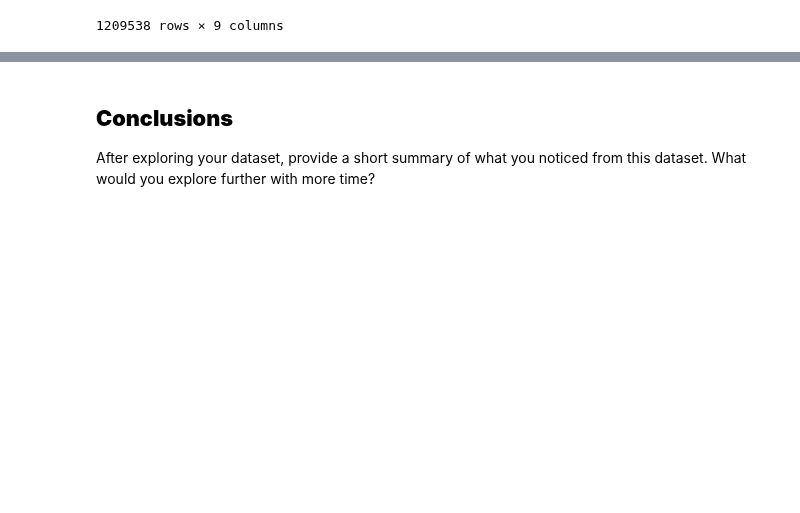
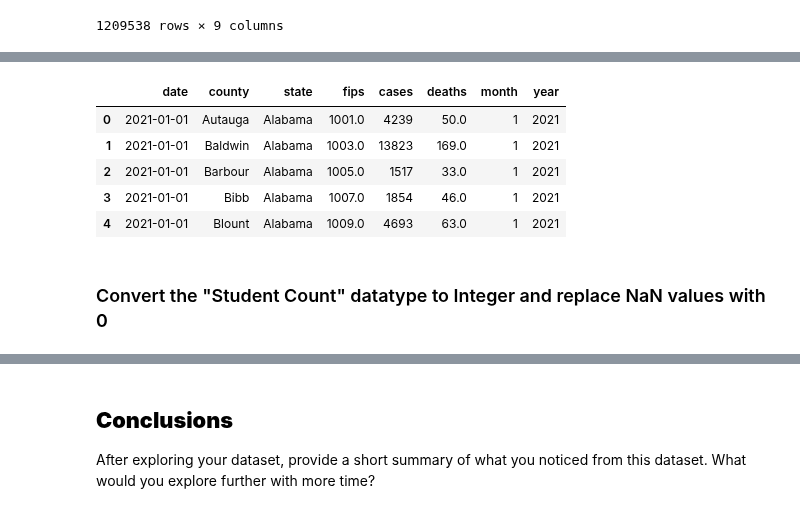
Before and after one commit to uzmabb182/Data602_Assignments, a Jupyter notebook: data_602_final_project.ipynb, the cells around one changed output, grey strips where cells are left out. Drawn from its saved outputs; the diff is of its cells as text; code cells hidden in the pictures; blank space fills up the shorter version.

```diff
--- a/data_602_final_project.ipynb
+++ b/data_602_final_project.ipynb
@@ -610,0 +690,12 @@ merge_df
+# %%
+covid_df['year'] = covid_df['date'].dt.year
+covid_df.head()
+# %% [output]
+|  | date | county | state | fips | cases | deaths | month | year |
+| 0 | 2021-01-01 | Autauga | Alabama | 1001.0 | 4239 | 50.0 | 1 | 2021 |
+| 1 | 2021-01-01 | Baldwin | Alabama | 1003.0 | 13823 | 169.0 | 1 | 2021 |
+| 2 | 2021-01-01 | Barbour | Alabama | 1005.0 | 1517 | 33.0 | 1 | 2021 |
+| 3 | 2021-01-01 | Bibb | Alabama | 1007.0 | 1854 | 46.0 | 1 | 2021 |
+| 4 | 2021-01-01 | Blount | Alabama | 1009.0 | 4693 | 63.0 | 1 | 2021 |
+# %% [markdown]
+### Convert the "Student Count" datatype to Integer and replace NaN values with 0
```
Also changed, not shown: parts of 26 cells of this notebook, 1 other file.
